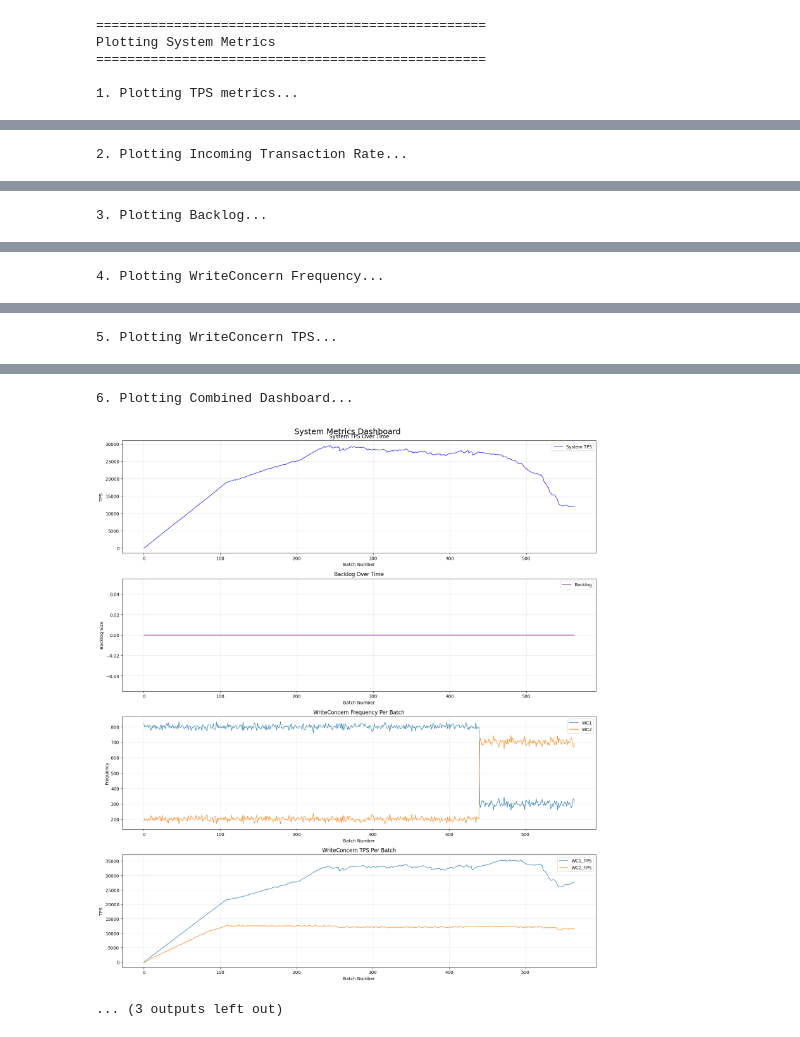
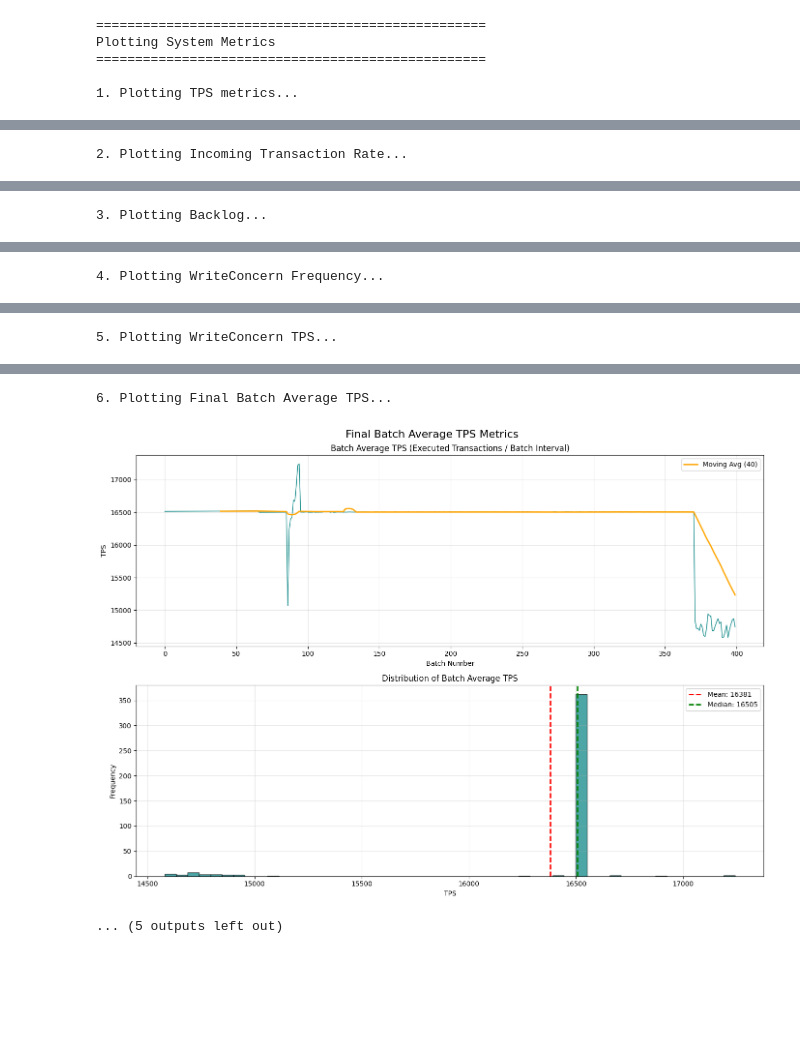
Before and after one commit to MARTIANSID/Tuneable-Consistency, a Jupyter notebook: graphs.ipynb, the cells around one changed output, grey strips where cells are left out. Saved outputs shown, nothing was run; the diff lists cells and outputs as text; code cells hidden in the pictures; blank space fills up the shorter version.

```diff
--- a/graphs.ipynb
+++ b/graphs.ipynb
@@ -186,6 +186,59 @@ def plot_writeconcern_tps():
     plt.tight_layout()
     plt.show()
 
+def plot_batch_avg_tps():
+    """Plot batch average TPS from final_batch_avg_tps_log.csv"""
+    filepath = os.path.join(CSV_DIR, "final_batch_avg_tps_log.csv")
+    if not os.path.exists(filepath):
+        print(f"File not found: {filepath}")
+        return
+
+    # CSV has no header, columns are: Timestamp, BatchAvgTPS
+    df = pd.read_csv(filepath, header=None, names=['Timestamp', 'BatchAvgTPS'])
+
+    fig, axes = plt.subplots(2, 1, figsize=(14, 10))
+    fig.suptitle('Final Batch Average TPS Metrics', fontsize=16)
+
+    # Plot Batch Average TPS
+    axes[0].plot(df.index, df['BatchAvgTPS'], color='teal', linewidth=1)
+    axes[0].set_title('Batch Average TPS (Executed Transactions / Batch Interval)')
+    axes[0].set_xlabel('Batch Number')
+    axes[0].set_ylabel('TPS')
+    axes[0].grid(True, alpha=0.3)
+
+    # Add rolling average
+    window_size = min(50, len(df) // 10) if len(df) > 10 else 1
+    if window_size > 1:
+        df['BatchAvgTPS_MA'] = df['BatchAvgTPS'].rolling(window=window_size).mean()
+        axes[0].plot(df.index, df['BatchAvgTPS_MA'], color='orange', linewidth=2,
+                    label=f'Moving Avg ({window_size})')
+        axes[0].legend()
+
+    # Plot histogram of TPS distribution
+    axes[1].hist(df['BatchAvgTPS'], bins=50, color='teal', alpha=0.7, edgecolor='black')
+    axes[1].set_title('Distribution of Batch Average TPS')
+    axes[1].set_xlabel('TPS')
+    axes[1].set_ylabel('Frequency')
+    axes[1].grid(True, alpha=0.3)
+
+    # Add statistics
+    mean_tps = df['BatchAvgTPS'].mean()
+    median_tps = df['BatchAvgTPS'].median()
+    axes[1].axvline(mean_tps, color='red', linestyle='--', linewidth=2, label=f'Mean: {mean_tps:.0f}')
+    axes[1].axvline(median_tps, color='green', linestyle='--', linewidth=2, label=f'Median: {median_tps:.0f}')
+    axes[1].legend()
+
+    plt.tight_layout()
+    plt.show()
+
+    # Print summary statistics
+    print(f"\n📊 Batch Average TPS Statistics:")
+    print(f"   Mean: {mean_tps:.2f}")
+    print(f"   Median: {median_tps:.2f}")
+    print(f"   Min: {df['BatchAvgTPS'].min():.2f}")
+    print(f"   Max: {df['BatchAvgTPS'].max():.2f}")
+    print(f"   Std Dev: {df['BatchAvgTPS'].std():.2f}")
+
 def plot_combined_view():
     """Create a combined dashboard view"""
     fig, axes = plt.subplots(4, 1, figsize=(16, 18))
@@ -227,14 +280,12 @@ def plot_combined_view():
         axes[2].legend(loc='upper right')
         axes[2].grid(True, alpha=0.3)
 
-    # 4. WriteConcern TPS
-    wc_tps_file = os.path.join(CSV_DIR, "writeconcern_tps.csv")
-    if os.path.exists(wc_tps_file):
-        df_wc_tps = pd.read_csv(wc_tps_file)
-        wc_tps_columns = [col for col in df_wc_tps.columns if col.startswith('WC') and col.endswith('_TPS')]
-        for col in wc_tps_columns:
-            axes[3].plot(df_wc_tps.index, df_wc_tps[col], label=col, linewidth=1)
-        axes[3].set_title('WriteConcern TPS Per Batch')
+    # 4. Final Batch Average TPS
+    batch_tps_file = os.path.join(CSV_DIR, "final_batch_avg_tps_log.csv")
+    if os.path.exists(batch_tps_file):
+        df_batch_tps = pd.read_csv(batch_tps_file, header=None, names=['Timestamp', 'BatchAvgTPS'])
+        axes[3].plot(df_batch_tps.index, df_batch_tps['BatchAvgTPS'], color='teal', linewidth=1, label='Batch Avg TPS')
+        axes[3].set_title('Final Batch Average TPS')
         axes[3].set_xlabel('Batch Number')
         axes[3].set_ylabel('TPS')
         axes[3].legend(loc='upper right')
@@ -285,10 +336,13 @@ if __name__ == "__main__":
     print("\n5. Plotting WriteConcern TPS...")
     plot_writeconcern_tps()
 
-    print("\n6. Plotting Combined Dashboard...")
+    print("\n6. Plotting Final Batch Average TPS...")
+    plot_batch_avg_tps()
+
+    print("\n7. Plotting Combined Dashboard...")
     plot_combined_view()
 
-    print("\n7. Plotting Stacked Area Chart...")
+    print("\n8. Plotting Stacked Area Chart...")
     plot_stacked_area_frequency()
 
     print("\n" + "=" * 50)
@@ -312,3 +366,3 @@ Plotting System Metrics
-6. Plotting Combined Dashboard...
+6. Plotting Final Batch Average TPS...
-[figure, old version]
+[figure, new version]
-... (3 outputs left out)
+... (5 outputs left out)
```
Also changed, not shown: parts of 1 cell of this notebook, 3 other files.
